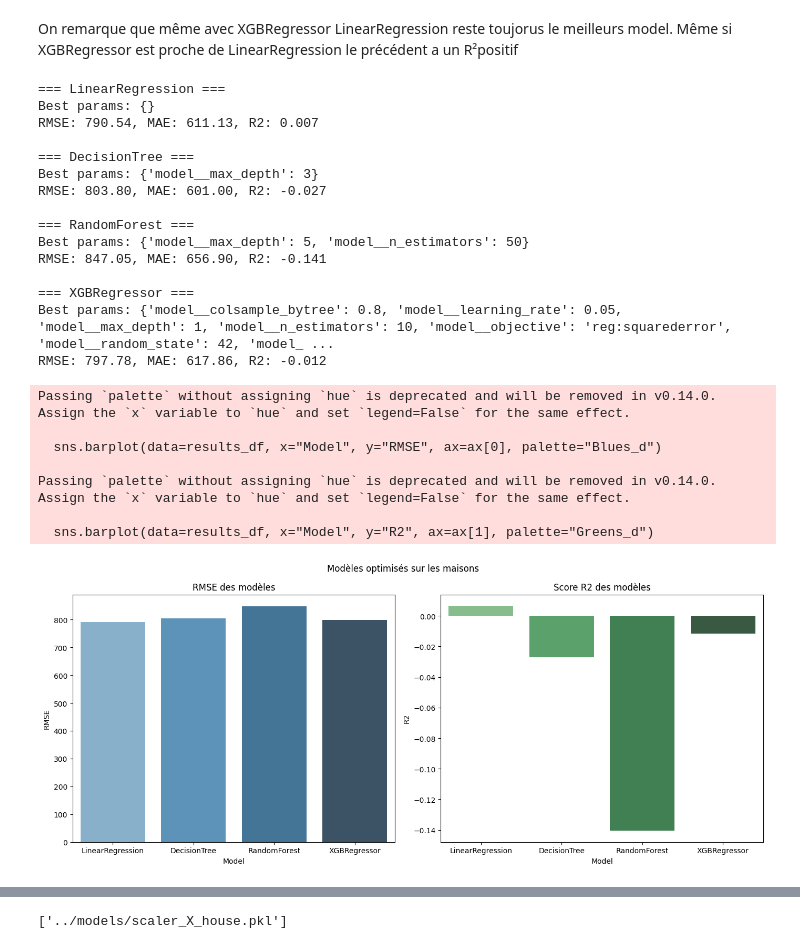
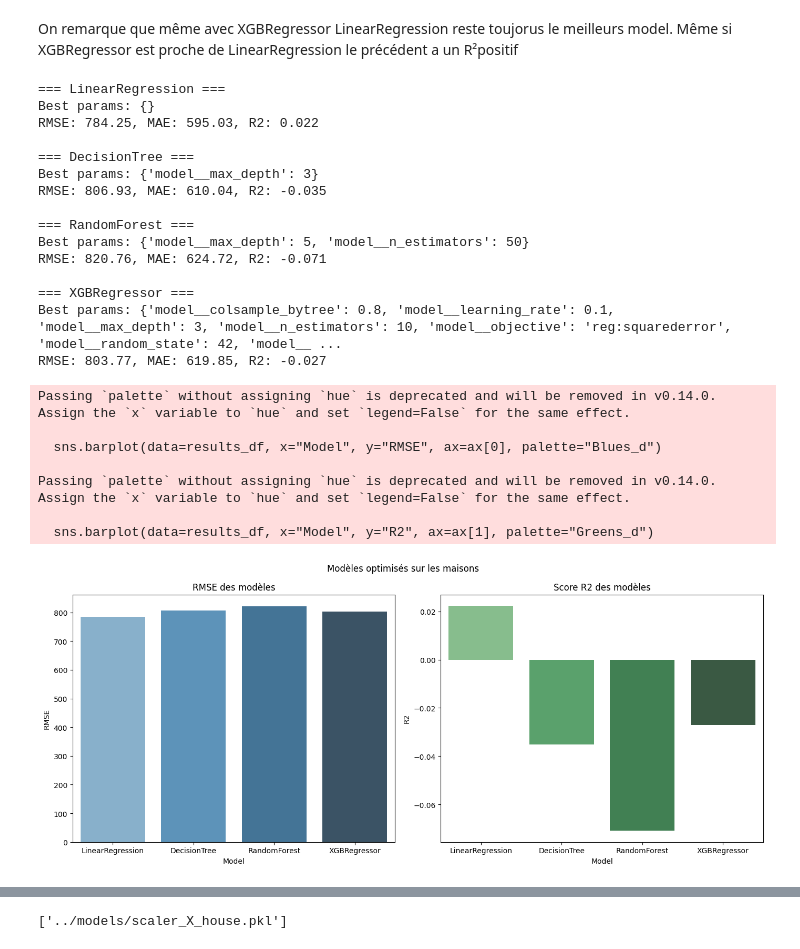
Before and after one commit to sayana-project/immoprice_api, a Jupyter notebook: notebooks/p1_lille.ipynb, the cells around one changed output, grey strips where cells are left out. Drawn from its saved outputs; the diff is of its cells as text; code cells hidden in the pictures.

```diff
--- a/notebooks/p1_lille.ipynb
+++ b/notebooks/p1_lille.ipynb
@@ -710,35 +708,35 @@ def run_gridsearch_pipeline2(df, features, target, title="Résultats des modèle
 # %% [markdown]
 On remarque que même avec XGBRegressor LinearRegression reste toujorus le meilleurs model. Même si XGBRegressor est proche de LinearRegression le précédent a un R²positif
 # %%
-features_house = ["Surface terrain"]
+features_house = ["Surface terrain","Surface reelle bati"]
 results_house, models_house = run_gridsearch_pipeline2(
     df=df_house,
     features=features_house,
     target="prix_m2",
     title="Modèles optimisés sur les maisons"
 )
 # %% [output]
 === LinearRegression ===
 Best params: {}
-RMSE: 790.54, MAE: 611.13, R2: 0.007
+RMSE: 784.25, MAE: 595.03, R2: 0.022
 
 === DecisionTree ===
 Best params: {'model__max_depth': 3}
-RMSE: 803.80, MAE: 601.00, R2: -0.027
+RMSE: 806.93, MAE: 610.04, R2: -0.035
 
 === RandomForest ===
 Best params: {'model__max_depth': 5, 'model__n_estimators': 50}
-RMSE: 847.05, MAE: 656.90, R2: -0.141
+RMSE: 820.76, MAE: 624.72, R2: -0.071
 
 === XGBRegressor ===
-Best params: {'model__colsample_bytree': 0.8, 'model__learning_rate': 0.05, 'model__max_depth': 1, 'model__n_estimators': 10, 'model__objective': 'reg:squarederror', 'model__random_state': 42, 'model_ ...
-RMSE: 797.78, MAE: 617.86, R2: -0.012
+Best params: {'model__colsample_bytree': 0.8, 'model__learning_rate': 0.1, 'model__max_depth': 3, 'model__n_estimators': 10, 'model__objective': 'reg:squarederror', 'model__random_state': 42, 'model__ ...
+RMSE: 803.77, MAE: 619.85, R2: -0.027
 Passing `palette` without assigning `hue` is deprecated and will be removed in v0.14.0. Assign the `x` variable to `hue` and set `legend=False` for the same effect.
 
   sns.barplot(data=results_df, x="Model", y="RMSE", ax=ax[0], palette="Blues_d")
 
 Passing `palette` without assigning `hue` is deprecated and will be removed in v0.14.0. Assign the `x` variable to `hue` and set `legend=False` for the same effect.
 
   sns.barplot(data=results_df, x="Model", y="R2", ax=ax[1], palette="Greens_d")
-[figure, old version]
+[figure, new version]
 # %% [markdown]
```
Also changed, not shown: parts of 10 cells of this notebook, 26 other files.
